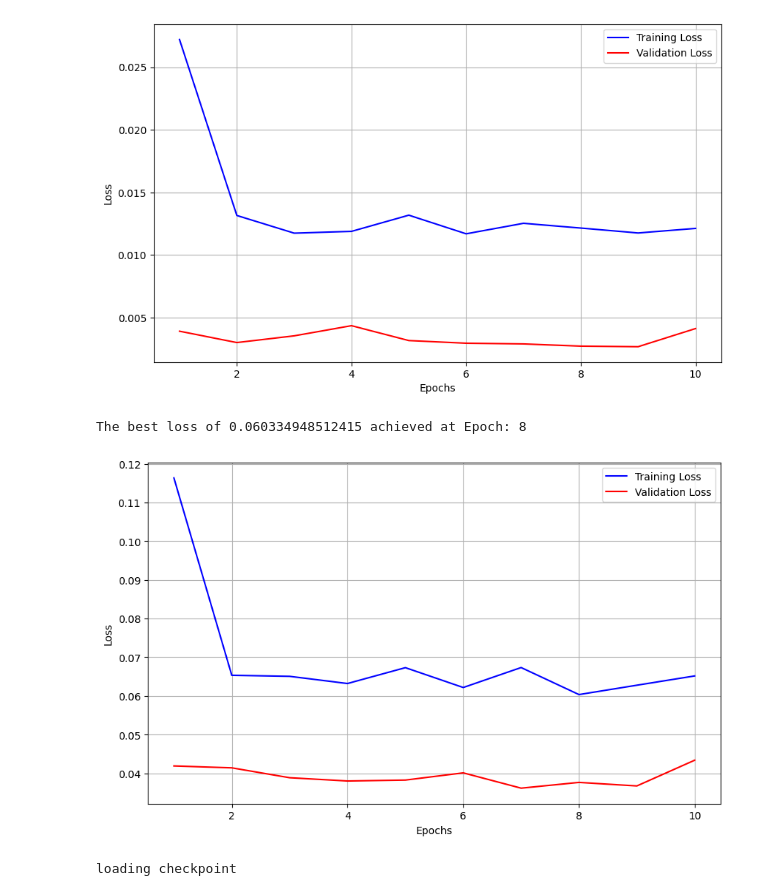
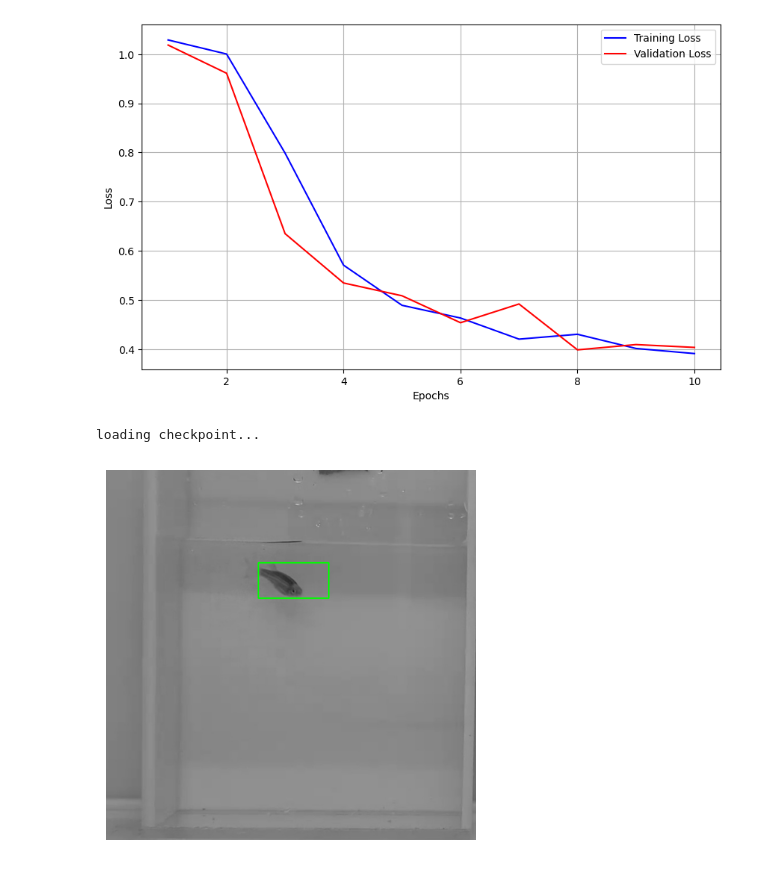
Before and after one commit to Praharsha-Himala/CAMZ, a Jupyter notebook: notebooks/2.0-chp-CNN.ipynb, the cells around one changed output. Drawn from its saved outputs; the diff is of its cells as text; code cells hidden in the pictures.

```diff
--- a/notebooks/2.0-chp-CNN.ipynb
+++ b/notebooks/2.0-chp-CNN.ipynb
@@ -218,5 +204,4 @@ Test MAE Loss: 0.0636
 # %%
 from loss_curve_visualization import plot_loss_curves
-plot_loss_curves("E:\Code\Zebra_Fish_Detection_And_Tracking\models\model_history/CNN_mse_loss_logger.csv")
-plot_loss_curves("E:\Code\Zebra_Fish_Detection_And_Tracking\models\model_history/CNN_mae_loss_logger.csv")
+plot_loss_curves("E:\Code\CAMZ\models\model_history/CNN_loss_logger.csv")
 # %% [output]
@@ -224,13 +209,23 @@ The best loss of 0.0116993983392603 achieved at Epoch: 6
-[figure, old version]
+[figure, new version]
-The best loss of 0.060334948512415 achieved at Epoch: 8
-[figure, removed]
 # %%
-def load_checkpoint(checkpoint):
-    print("loading checkpoint")
+def load_checkpoint(checkpoint, architecture, optimizer):
+    print("loading checkpoint...")
     checkpoint = torch.load(checkpoint)
+
+    model = architecture()
+
     model.load_state_dict(checkpoint['state_dict'])
     optimizer.load_state_dict(checkpoint['optimizer'])
 
-load_checkpoint("E:\Code\Zebra_Fish_Detection_And_Tracking\models\CNN_checkpoint.pth.tar")
+    return model.eval()
+model = load_checkpoint("E:\Code\CAMZ\models\CNN_checkpoint.pth.tar", CNNModel, optimizer)
 # %% [output]
-loading checkpoint
+loading checkpoint...
+# %%
+image_path1 = r"E:\DIL\Fish_classification_ViT\data\1Lcrop989.jpg.jpg"
+image_path2 = r"E:\DIL\Fish_classification_ViT\data\1Lcrop284.jpg.jpg"
+image_path3 = r"E:\DIL\Fish_classification_ViT\data\1Lcrop313.jpg.jpg"
+
+visualize_prediction(image_path1, model)
+# %% [output]
+[figure, added]
```
Also changed, not shown: parts of 14 cells of this notebook.
